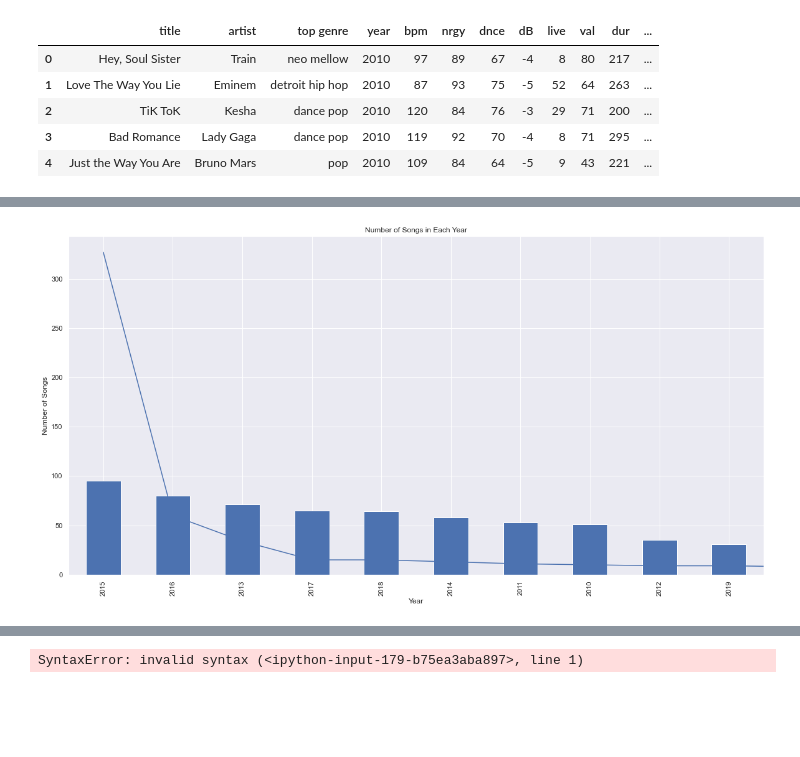
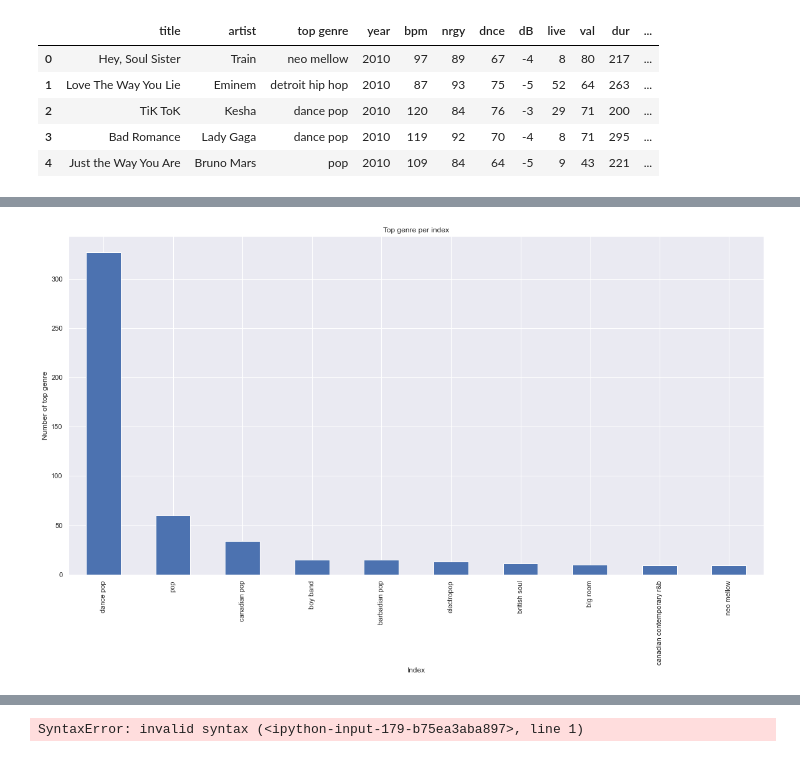
Before and after one commit to cveras33/project-1-group-6, a Jupyter notebook: Python Files/topgenrebyyear.ipynb, the cells around one changed output, grey strips where cells are left out. Drawn from its saved outputs; the diff is of its cells as text; code cells hidden in the pictures; blank space fills up the shorter version.

```diff
--- a/Python Files/topgenrebyyear.ipynb
+++ b/Python Files/topgenrebyyear.ipynb
@@ -111,24 +110,55 @@ decade_df.head()
 #x=['year']
 #y=['top genre']
 #plt.plot(x,y)
-decade_df['top genre'].value_counts().head(10)
-decade_df['top genre'].value_counts().plot(figsize=(20,10))
-plt.xlabel('Top Genre')
-plt.ylabel('Number of Songs')
-plt.title('Top genre')
-decade_df['year'].value_counts()
-decade_df['year'].value_counts().plot.bar(figsize=(20,10))
-plt.xlabel('Year')
-plt.ylabel('Number of Songs')
-plt.title('Number of Songs in Each Year')
-plt.figure (figsize=(16,9))
-sns.set(style="darkgrid")
+#top_genre__by_year = decade_df[["year", "top genre"]
+                                #].groupby("year").mean().sort_values(by="year").reset_index()
+decade_df['top genre'].value_counts().reset_index().head(10)
+decade_df['top genre'].value_counts().head(10).plot.bar(figsize=(20,10))
+plt.xlabel('Index')
+plt.ylabel('Number of top genre')
+plt.title('Top genre per index')
+decade_df['year'].unique()
+#famous_genres= decade_df['top genre'].value_counts().reset_index().head(10)
+##famous_genres.columns = ['genre', 'Count']
+#famous_genres_list = list(famous_genres['genre'])
+plt.figure(figsize=(20,10))
+genres=decade_df['top genre'].value_counts().reset_index().head(10)
+for i in genres['index']:
+    tmp = []
+    for y in range(2010,2020):
+        songs= decade_df[decade_df['year'] ==y] [decade_df['top genre'] ==i]
+        tmp.append(songs.shape[0])
+    sns.lineplot(x=list(range(2010,2020)),y=tmp)
+plt.legend(list(genres['index']))
+#px.bar(famous_genres,
+      # x='genre',
+       #y='Count',
+      # title = 'Top 10 Genres',
+       #template = 'plotly_white')
 
-attributes = ["top genre"]
-# year = ["2010", "2011", "2012", "2013", "2014", "2015", "2016", "2017", "2018", "2019"]
+#sns.lineplot (x="year", y="top genre")
+#decade_df['top genre'].value_counts().plot(figsize=(20,10))
+#decade_df_genre = pd.Dataframe(columns=['top genre', 'year'])
+#decade_df_genre.head(10).T
+#decade_df[['top genre', 'year']].head(10)
+#plt.xlabel('Top Genre')
+#plt.ylabel('Number of Songs')
+#plt.title('Top genre')
+#decade_df['year'].value_counts()
+#decade_df['year'].value_counts().plot.bar(figsize=(20,10))
+#plt.xlabel('Year')
+#plt.ylabel('Number of Songs')
+#plt.title('Number of Songs in Each Year')
+#plt.figure (figsize=(16,9))
+#sns.set(style="darkgrid")
 
+#attributes = ["top genre"]
+#year = ["2010", "2011", "2012", "2013", "2014", "2015", "2016", "2017", "2018", "2019"]
+#plt.figure(figsize=(20,10))
+#sns.countplot(decade_df['top genre'])
+#plt.show()
 
-sns.lineplot(x= "year", y= "top genre", data= decade_df)
+#sns.lineplot(x= "year", y= "top genre", data= decade_df)
 #sns.lineplot(x= "year", y= "energy", data= trends_by_year)
 #sns.lineplot(x= "year", y= "dance", data= trends_by_year)
 #sns.lineplot(x= "year", y= "dB", data= trends_by_year)
@@ -137,15 +167,15 @@ sns.lineplot(x= "year", y= "top genre", data= decade_df)
 # sns.lineplot(x= "year", y= "duration", data= trends_by_year)
 #sns.lineplot(x= "year", y= "acousticness", data= trends_by_year)
 
-plt.title("Top Genre by Year", fontsize= 20)
-plt.xlabel("Year", fontsize= 15)
-plt.ylabel("Genres", fontsize= 15)
-plt.xlim(2010,2019)
-plt.ylim(0.100)
-plt.legend(attributes)
+#plt.title("Top Genre by Year", fontsize= 20)
+#plt.xlabel("Year", fontsize= 15)
+#plt.ylabel("Genres", fontsize= 15)
+#plt.xlim(2010,2019)
+#plt.ylim(0.100)
+#plt.legend(attributes)
 
-plt.savefig("../Output Data/trends_by_year.png")
-plt.show()
+#plt.savefig("../Output Data/trends_by_year.png")
+#plt.show()
 #plt.figure(figsize=(16,9))
 #sns.set(style="darkgrid")
 #topgenres= ["neo mellow", "dance pop", "hip pop", "pop", "candy pop", "colombian pop", "atl hip hop", "detroit hip hop", "boy band", "tropical house"]
@@ -238 +268 @@ DataError: No numeric types to aggregate
-[figure, old version]
+[figure, new version]
```
Also changed, not shown: parts of 2 cells of this notebook.
